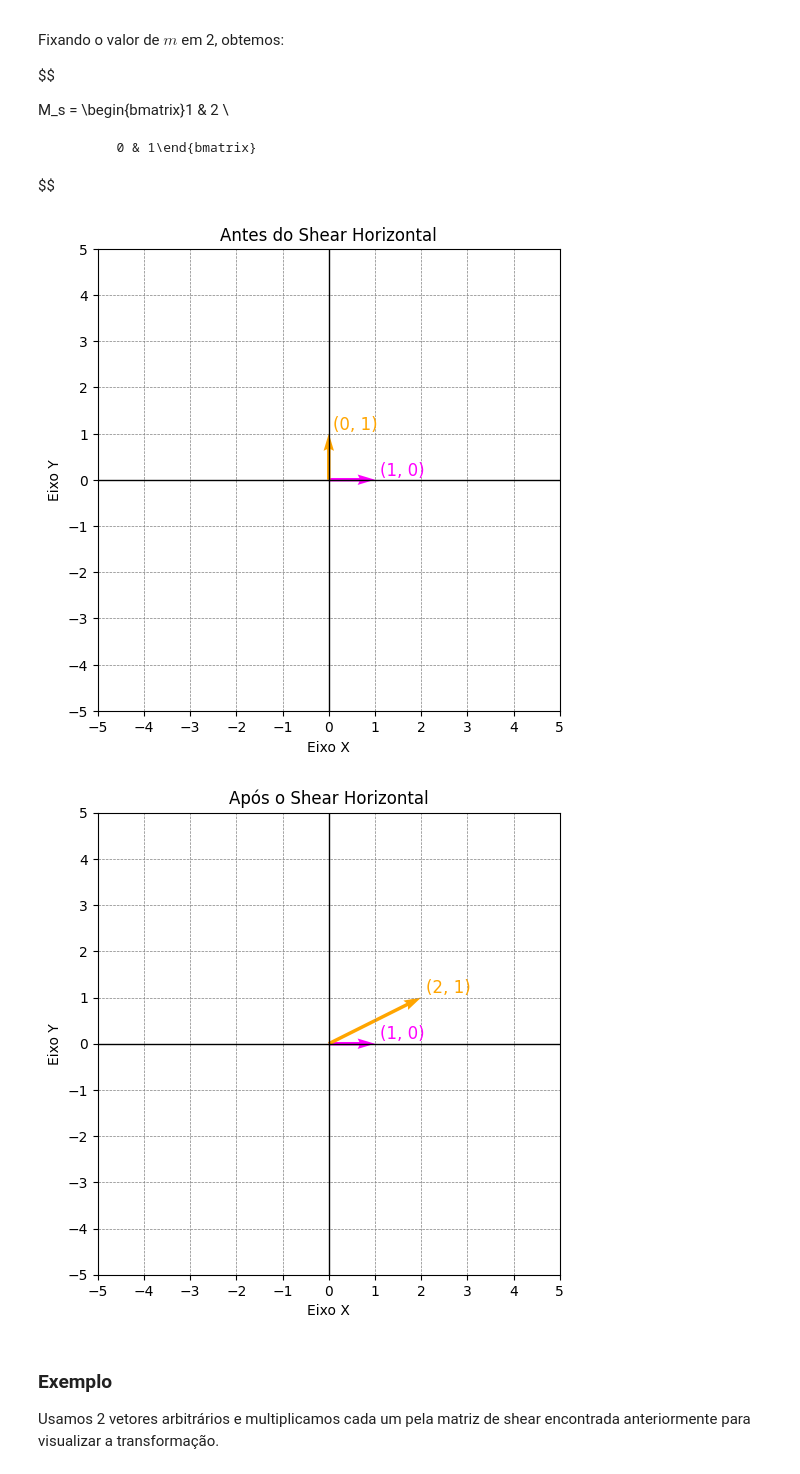
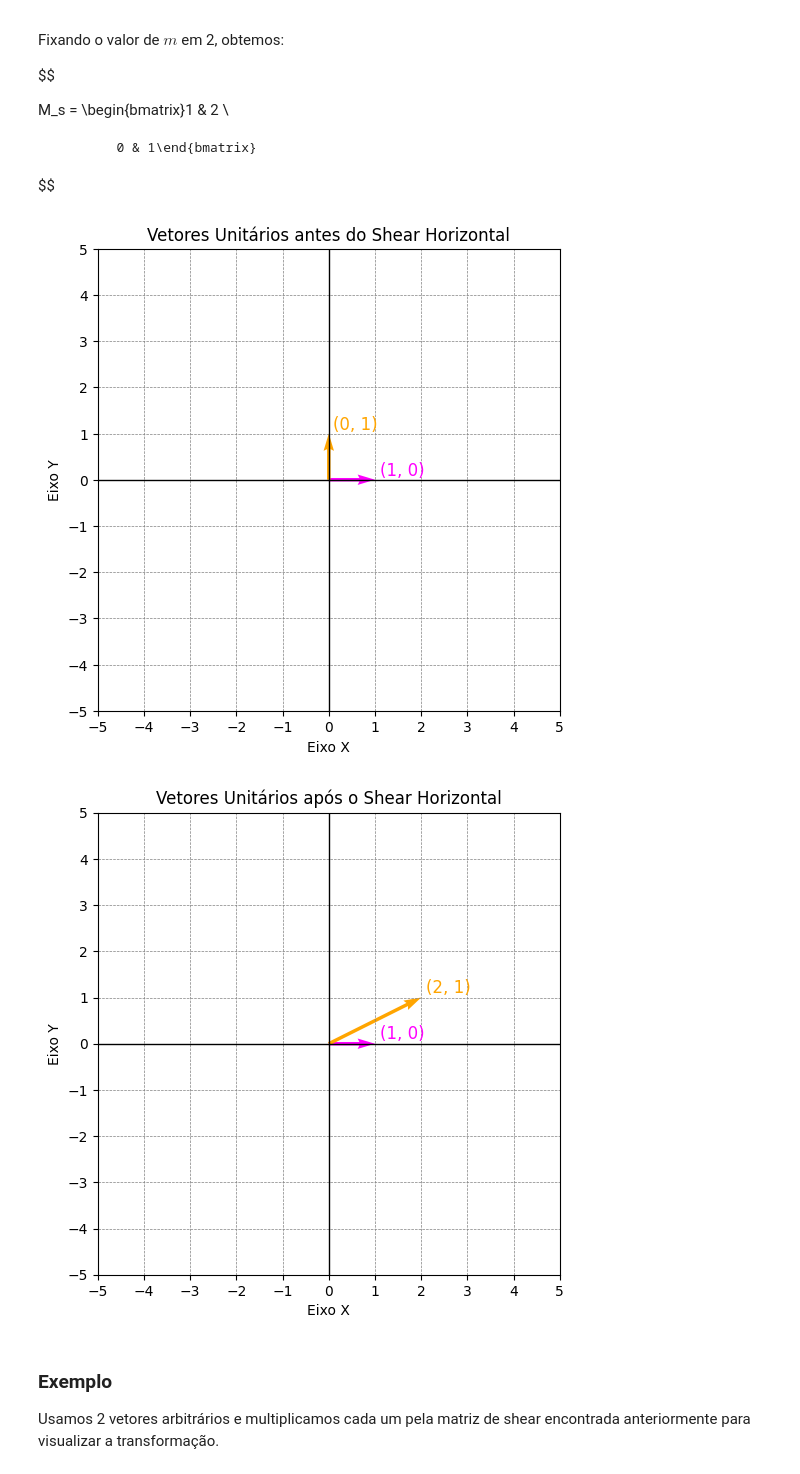
Before and after one commit to kmiepng/Matematica-Computacional, a Jupyter notebook: Atividades/atividade_000.ipynb, the cells around one changed output. Drawn from its saved outputs; the diff is of its cells as text; code cells hidden in the pictures.

Commit message:
test: alteração de vetores testes em shear

```diff
--- a/Atividades/atividade_000.ipynb
+++ b/Atividades/atividade_000.ipynb
@@ -139,12 +139,12 @@ $$
 # %%
 unit_vectors = [[1, 0], [0, 1]]
 sheared_unit_vectors = [[1, 0], [2, 1]]
 
-plot_vectors("Antes do Shear Horizontal", unit_vectors)
-plot_vectors("Após o Shear Horizontal", sheared_unit_vectors)
+plot_vectors("Vetores Unitários antes do Shear Horizontal", unit_vectors)
+plot_vectors("Vetores Unitários após o Shear Horizontal", sheared_unit_vectors)
 # %% [output]
-[figure, old version]
+[figure, new version]
-[figure, old version]
+[figure, new version]
 # %%
 def get_shear_matrix(k: float) -> np.ndarray:
     return np.array([[1, k], [0, 1]])
```
Also changed, not shown: parts of 3 cells of this notebook.
